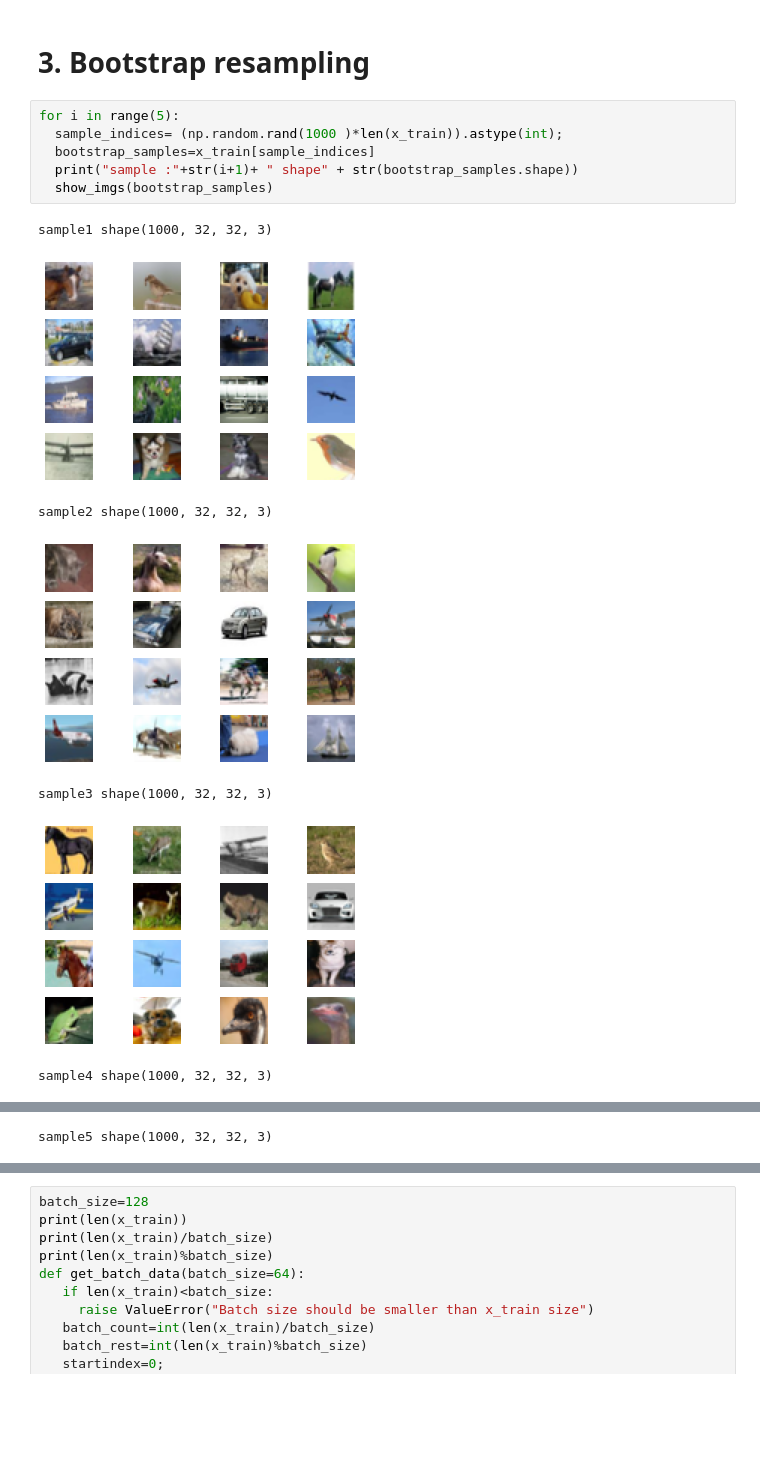
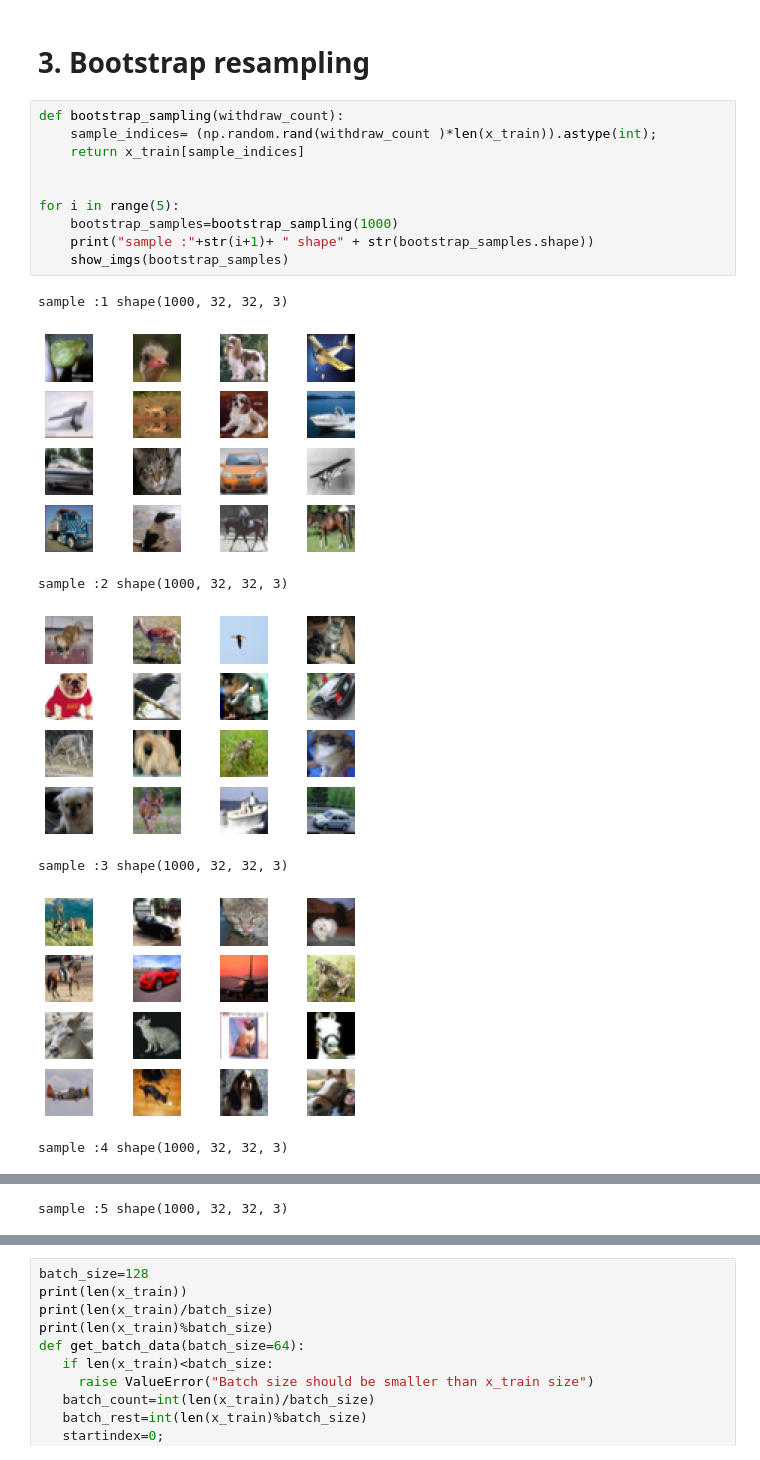
Before and after one commit to appersaravanan/Semeter-2-Assignment-1, a Jupyter notebook: Assignment.ipynb, the cells around one changed output, grey strips where cells are left out. Drawn from its saved outputs; the diff is of its cells as text; blank space fills up the shorter version.

```diff
--- a/Assignment.ipynb
+++ b/Assignment.ipynb
@@ -141,16 +157,20 @@ while True:
 # %% [markdown]
 # 3. Bootstrap resampling
 # %%
+def bootstrap_sampling(withdraw_count):
+    sample_indices= (np.random.rand(withdraw_count )*len(x_train)).astype(int);
+    return x_train[sample_indices]
+
+
 for i in range(5):
-  sample_indices= (np.random.rand(1000 )*len(x_train)).astype(int);
-  bootstrap_samples=x_train[sample_indices]
-  print("sample :"+str(i+1)+ " shape" + str(bootstrap_samples.shape))
-  show_imgs(bootstrap_samples)
+    bootstrap_samples=bootstrap_sampling(1000)
+    print("sample :"+str(i+1)+ " shape" + str(bootstrap_samples.shape))
+    show_imgs(bootstrap_samples)
 # %% [output]
-sample1 shape(1000, 32, 32, 3)
+sample :1 shape(1000, 32, 32, 3)
-[figure, old version]
+[figure, new version]
-sample2 shape(1000, 32, 32, 3)
+sample :2 shape(1000, 32, 32, 3)
-[figure, old version]
+[figure, new version]
-sample3 shape(1000, 32, 32, 3)
+sample :3 shape(1000, 32, 32, 3)
-[figure, old version]
+[figure, new version]
-sample4 shape(1000, 32, 32, 3)
+sample :4 shape(1000, 32, 32, 3)
@@ -158 +178 @@ sample4 shape(1000, 32, 32, 3)
-sample5 shape(1000, 32, 32, 3)
+sample :5 shape(1000, 32, 32, 3)
```
Also changed, not shown: parts of 16 cells of this notebook.
